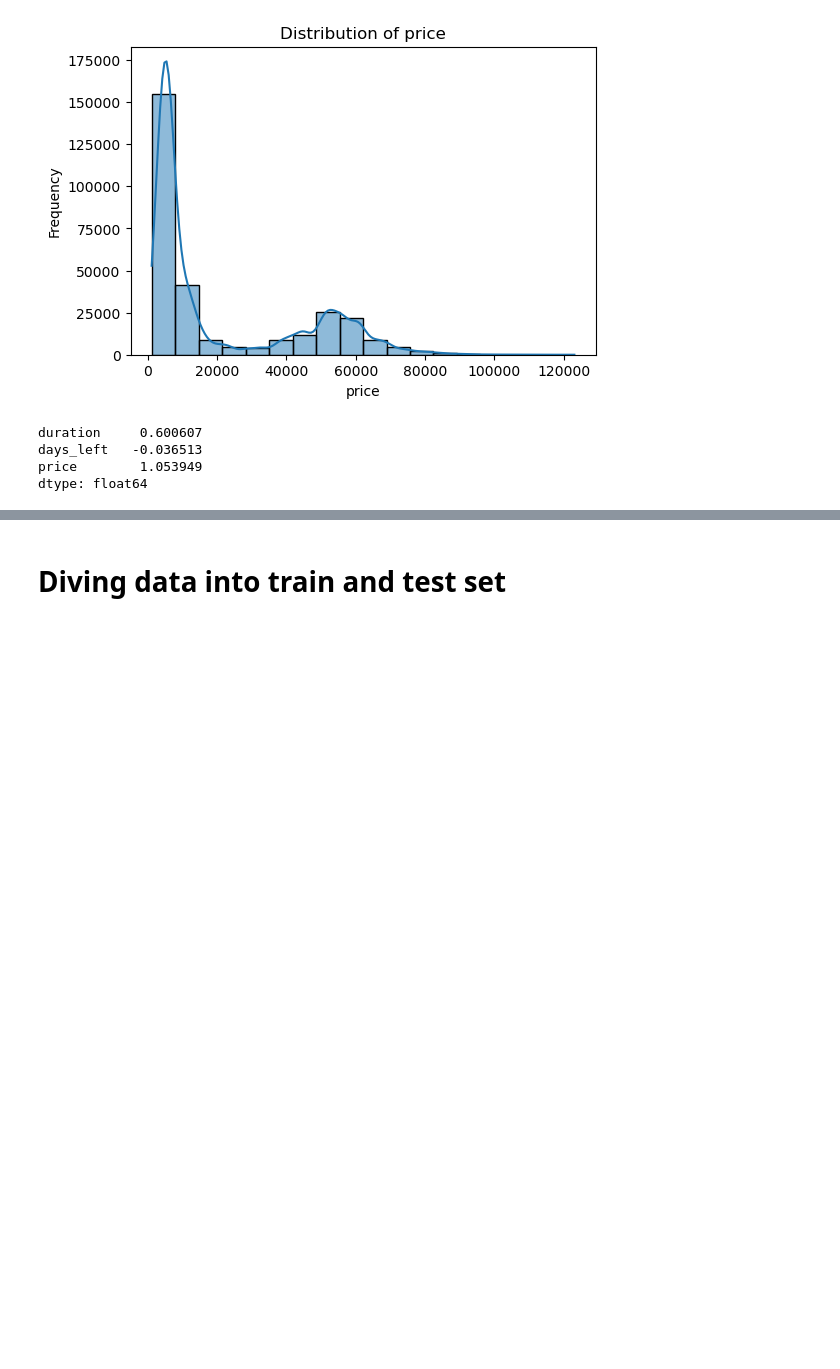
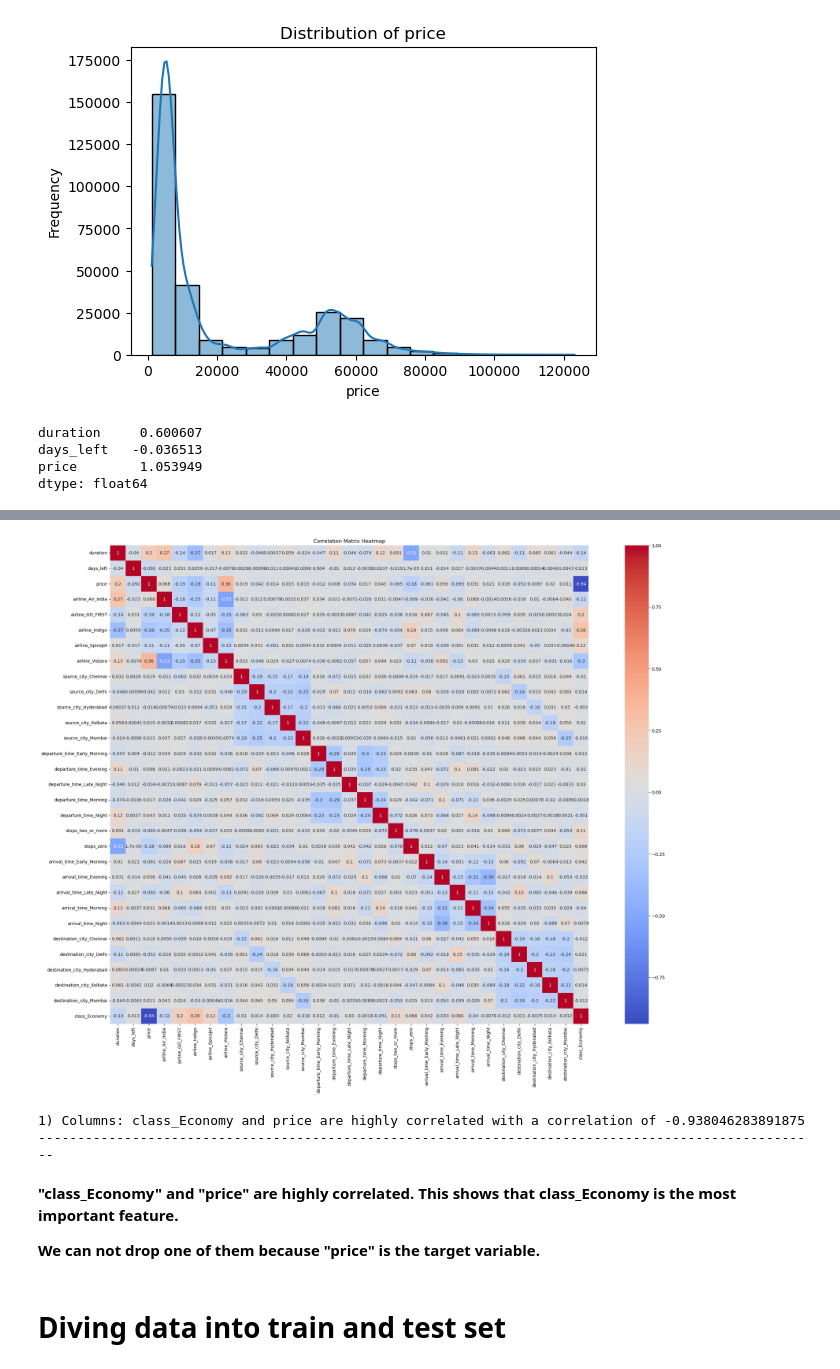
Before and after one commit to Sameer-ansarii/AIRLINES_FARE_PREDICTOR, a Jupyter notebook: AIRLINES FARE (MODEL BUILDING).ipynb, the cells around one changed output, grey strips where cells are left out. Drawn from its saved outputs; the diff is of its cells as text; code cells hidden in the pictures; blank space fills up the shorter version.

```diff
--- a/AIRLINES FARE (MODEL BUILDING).ipynb
+++ b/AIRLINES FARE (MODEL BUILDING).ipynb
@@ -215,3 +237,37 @@ dtype: float64
+# %%
+corr_matrix =df.corr()
+
+plt.figure(figsize=(30, 20))
+sns.heatmap(corr_matrix, annot=True, cmap='coolwarm', square=True)
+plt.title('Correlation Matrix Heatmap')
+plt.show()
+# %% [output]
+[figure, added]
+# %%
+# Compute the correlation matrix
+corr_matrix = df.corr()
+
+# Find columns with correlation greater than 0.9 or less than -0.9
+highly_correlated_cols = set()  # Use a set to avoid duplicates
+for col1 in corr_matrix.columns:
+    for col2 in corr_matrix.columns:
+        if col1 != col2:
+            correlation = corr_matrix.loc[col1, col2]
+            if abs(correlation) >= 0.9:
+                pair = tuple(sorted([col1, col2]))  # Sort columns to avoid duplicates
+                highly_correlated_cols.add((pair, correlation))
+
+# Display highly correlated columns with their correlation values
+for i, ((col1, col2), correlation) in enumerate(highly_correlated_cols, start=1):
+    print(f"{i}) Columns: {col1} and {col2} are highly correlated with a correlation of {correlation}")
+    print("-" * 100)
+# %% [output]
+1) Columns: class_Economy and price are highly correlated with a correlation of -0.938046283891875
+----------------------------------------------------------------------------------------------------
+# %% [markdown]
+**"class_Economy" and "price" are highly correlated. This shows that class_Economy is the most important feature.**
+
+**We can not drop one of them because "price" is the target variable.**
 # %% [markdown]
 # Diving data into train and test set
 # %%
```
Also changed, not shown: parts of 7 cells of this notebook.
